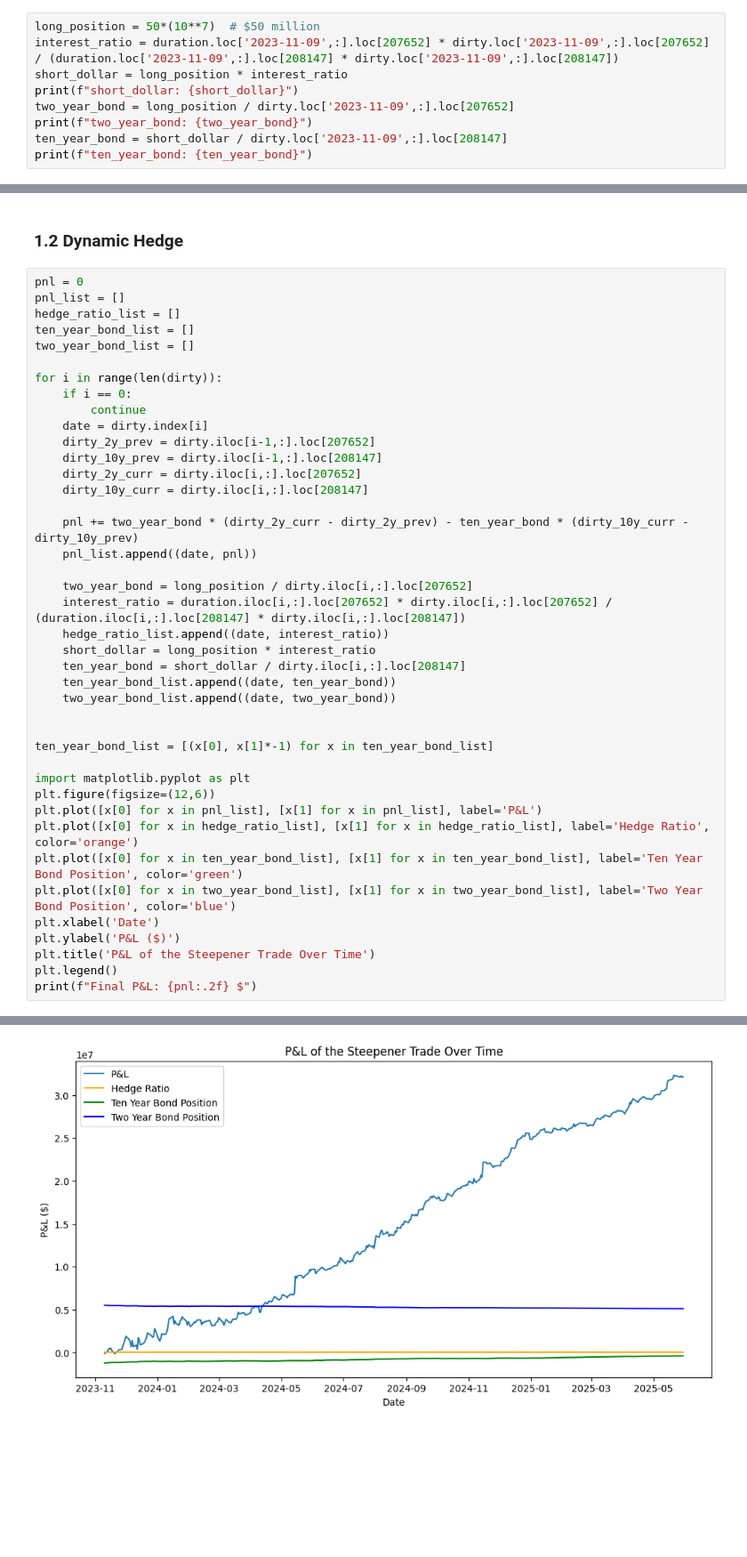
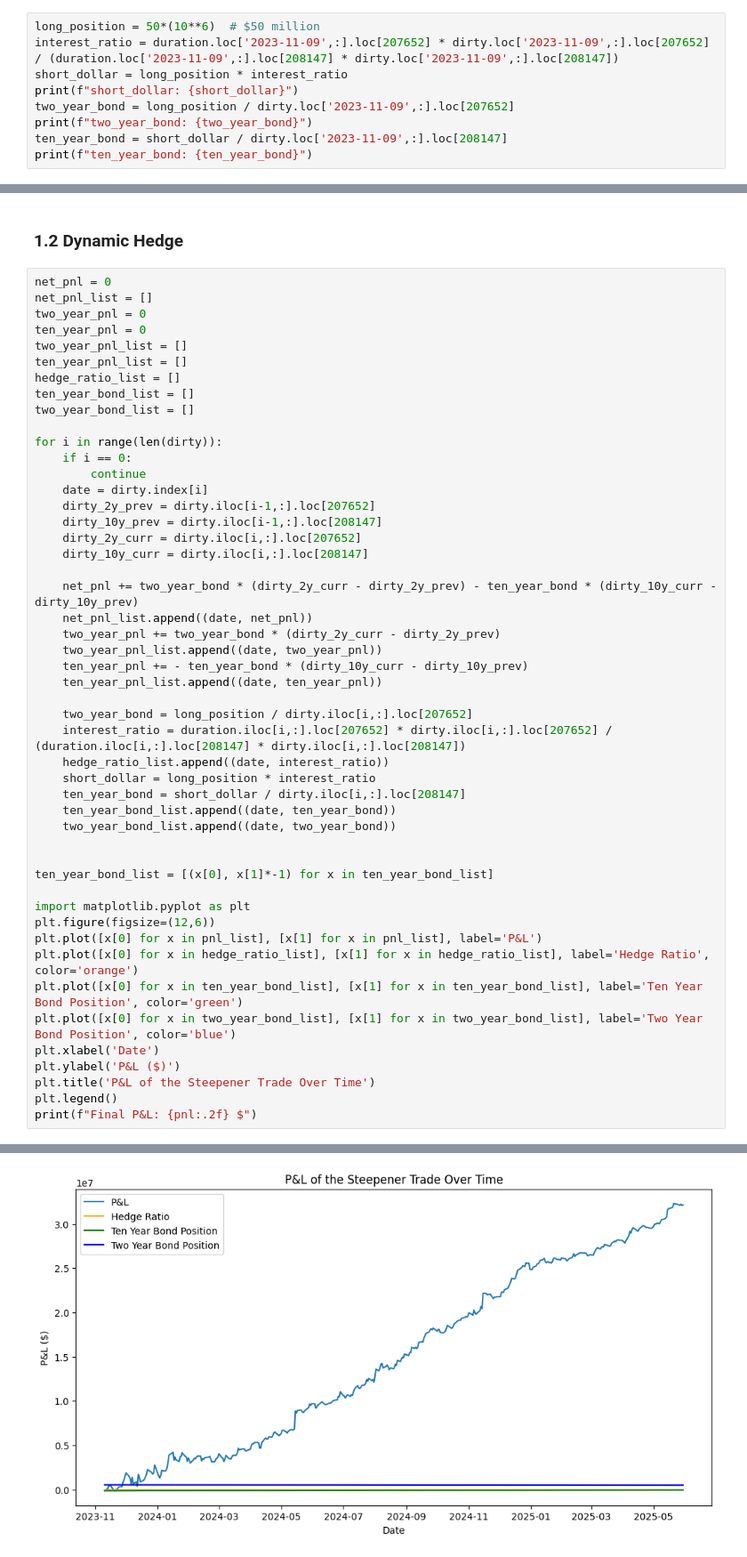
Before and after one commit to y3y-tech/Fixed_Income_Homework, a Jupyter notebook: Homework2/The_Steepener_Trade_Yiyang.ipynb, the cells around one changed output, grey strips where cells are left out. Shown at 89% size. Drawn from its saved outputs; the diff is of its cells as text; blank space fills up the shorter version.

```diff
--- a/Homework2/The_Steepener_Trade_Yiyang.ipynb
+++ b/Homework2/The_Steepener_Trade_Yiyang.ipynb
@@ -54,7 +54,7 @@ Duration:
 ### 1.1
 - 50 million long in the 2 year bond
 # %%
-long_position = 50*(10**7)  # $50 million
+long_position = 50*(10**6)  # $50 million
 interest_ratio = duration.loc['2023-11-09',:].loc[207652] * dirty.loc['2023-11-09',:].loc[207652] / (duration.loc['2023-11-09',:].loc[208147] * dirty.loc['2023-11-09',:].loc[208147])
 short_dollar = long_position * interest_ratio
 print(f"short_dollar: {short_dollar}")
@@ -69,8 +69,12 @@ ten_year_bond: 1212423.7859676478
 # %% [markdown]
 ### 1.2 Dynamic Hedge
 # %%
-pnl = 0
-pnl_list = []
+net_pnl = 0
+net_pnl_list = []
+two_year_pnl = 0
+ten_year_pnl = 0
+two_year_pnl_list = []
+ten_year_pnl_list = []
 hedge_ratio_list = []
 ten_year_bond_list = []
 two_year_bond_list = []
@@ -82,36 +86,40 @@ for i in range(len(dirty)):
     dirty_2y_prev = dirty.iloc[i-1,:].loc[207652]
     dirty_10y_prev = dirty.iloc[i-1,:].loc[208147]
     dirty_2y_curr = dirty.iloc[i,:].loc[207652]
     dirty_10y_curr = dirty.iloc[i,:].loc[208147]
 
-    pnl += two_year_bond * (dirty_2y_curr - dirty_2y_prev) - ten_year_bond * (dirty_10y_curr - dirty_10y_prev)
-    pnl_list.append((date, pnl))
+    net_pnl += two_year_bond * (dirty_2y_curr - dirty_2y_prev) - ten_year_bond * (dirty_10y_curr - dirty_10y_prev)
+    net_pnl_list.append((date, net_pnl))
+    two_year_pnl += two_year_bond * (dirty_2y_curr - dirty_2y_prev)
+    two_year_pnl_list.append((date, two_year_pnl))
+    ten_year_pnl += - ten_year_bond * (dirty_10y_curr - dirty_10y_prev)
+    ten_year_pnl_list.append((date, ten_year_pnl))
 
     two_year_bond = long_position / dirty.iloc[i,:].loc[207652]
     interest_ratio = duration.iloc[i,:].loc[207652] * dirty.iloc[i,:].loc[207652] / (duration.iloc[i,:].loc[208147] * dirty.iloc[i,:].loc[208147])
     hedge_ratio_list.append((date, interest_ratio))
     short_dollar = long_position * interest_ratio
     ten_year_bond = short_dollar / dirty.iloc[i,:].loc[208147]
     ten_year_bond_list.append((date, ten_year_bond))
     two_year_bond_list.append((date, two_year_bond))
 
 
 ten_year_bond_list = [(x[0], x[1]*-1) for x in ten_year_bond_list]
 
 import matplotlib.pyplot as plt
 plt.figure(figsize=(12,6))
 plt.plot([x[0] for x in pnl_list], [x[1] for x in pnl_list], label='P&L')
 plt.plot([x[0] for x in hedge_ratio_list], [x[1] for x in hedge_ratio_list], label='Hedge Ratio', color='orange')
 plt.plot([x[0] for x in ten_year_bond_list], [x[1] for x in ten_year_bond_list], label='Ten Year Bond Position', color='green')
 plt.plot([x[0] for x in two_year_bond_list], [x[1] for x in two_year_bond_list], label='Two Year Bond Position', color='blue')
 plt.xlabel('Date')
 plt.ylabel('P&L ($)')
 plt.title('P&L of the Steepener Trade Over Time')
 plt.legend()
 print(f"Final P&L: {pnl:.2f} $")
 # %% [output]
 Final P&L: 32123451.97 $
-[figure, old version]
+[figure, new version]
 # %%
 plt.figure(figsize=(12,6))
 plt.plot([x[0] for x in hedge_ratio_list], [x[1] for x in hedge_ratio_list], label='Hedge Ratio', color='orange')
```
Also changed, not shown: parts of 13 cells of this notebook, 1 other file.
